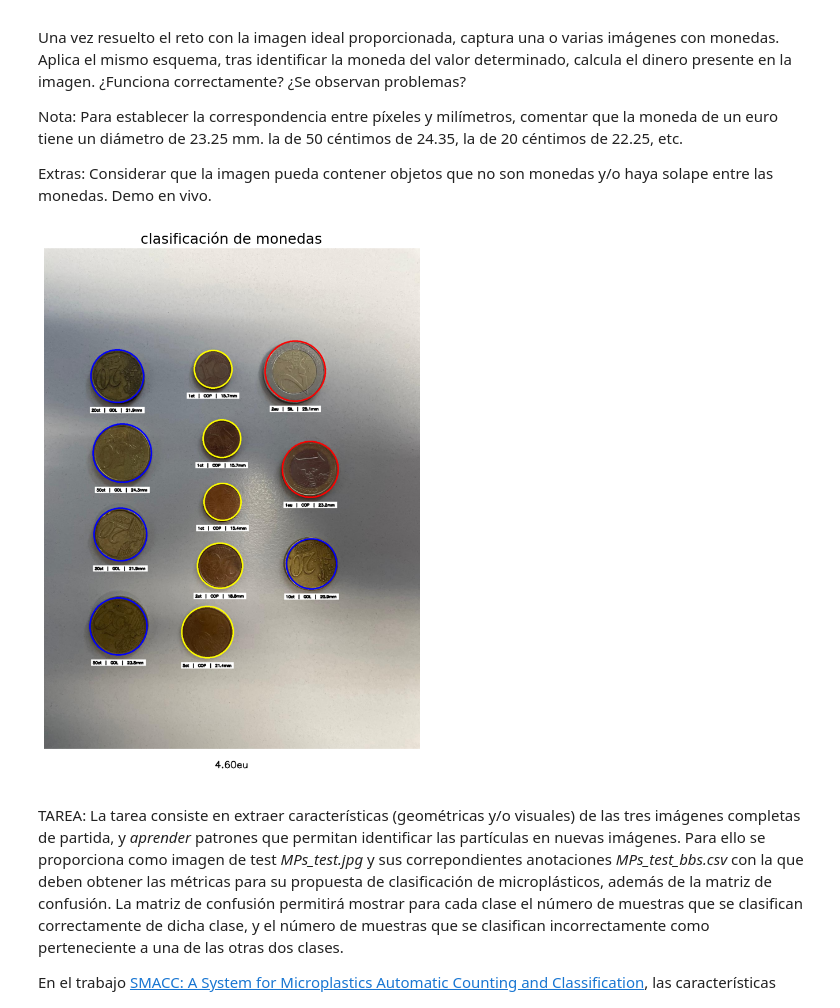
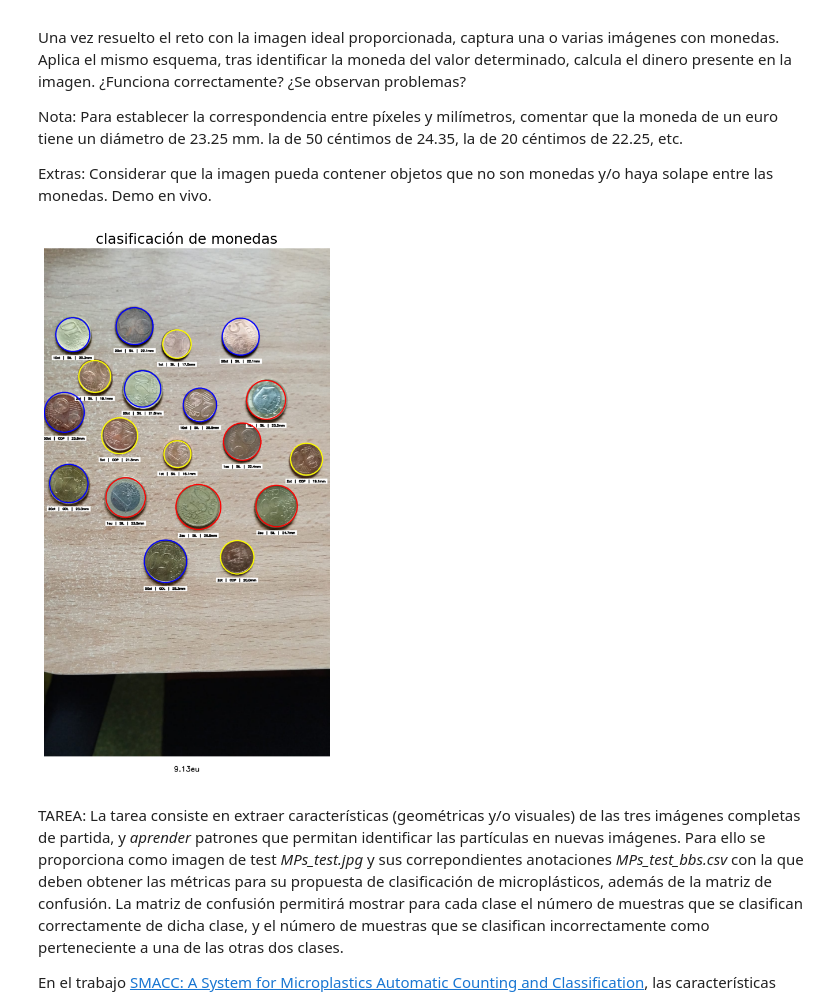
Before and after one commit to maikos08/VC-ULPGC, a Jupyter notebook: VC_P3/VC_P3.ipynb, the cells around one changed output. Cells and saved outputs as stored; diff of their text form; code cells hidden in the pictures.

```diff
--- a/VC_P3/VC_P3.ipynb
+++ b/VC_P3/VC_P3.ipynb
@@ -19,8 +19,8 @@ import numpy as np
 import matplotlib.pyplot as plt
 from collections import Counter
 
-# Definición de los radios conocidos de las monedas en milímetros
-COIN_RADII_MM = {
+# Definición de los diámetros conocidos de las monedas en milímetros
+COIN_DIAMETERS_MM = {
     1: 16.25,
     2: 18.75,
     5: 21.25,
@@ -35,13 +35,13 @@ COIN_RADII_MM = {
 def select_reference_coin(event, x, y, flags, params):
     global reference_coin
     if event == cv2.EVENT_LBUTTONDOWN and circles is not None:
-        for idx, (cx, cy, r) in enumerate(circles[0, :]):
-            # Ensure coordinates are within bounds and cast to float to avoid overflow
+        for idx, (cx, cy, d) in enumerate(circles[0, :]):
+
             cx, cy, x, y = map(float, [cx, cy, x, y])
-            if np.hypot(x - cx, y - cy) <= r:
-                reference_coin = (cx, cy, r)
-                cv2.circle(display_img, (int(cx), int(cy)), int(r), (0, 0, 255), 3)
-                cv2.putText(display_img, "1 Euro", (int(cx - 40), int(cy - r - 10)),
+            if np.hypot(x - cx, y - cy) <= d:
+                reference_coin = (cx, cy, d)
+                cv2.circle(display_img, (int(cx), int(cy)), int(d), (0, 0, 255), 3)
+                cv2.putText(display_img, "1 Euro", (int(cx - 40), int(cy - d - 10)),
                             cv2.FONT_HERSHEY_TRIPLEX, 0.8, (0, 0, 255), 2)
                 cv2.imshow("clica en la moneda de 1€", display_img)
                 cv2.waitKey(500)
@@ -77,7 +77,7 @@ def analyze_coin_color(x, y, patch_size=5):
         return "UNKNOWN"
 
 # 1. Carga y preprocesamiento de la imagen
-img = cv2.imread('Monedas 3.jpg')  # Carga la imagen
+img = cv2.imread('Monedas 2.jpg')  # Carga la imagen
 if img is None:
     raise FileNotFoundError("No se pudo cargar la imagen. Verifica la ruta.")
 img_hsv = cv2.cvtColor(img, cv2.COLOR_BGR2HSV)  # Convierte a espacio de color HSV
@@ -91,7 +91,7 @@ circles = cv2.HoughCircles(
     param1=100, param2=50, minRadius=10, maxRadius=150
 )
 circles = np.uint16(np.around(circles)) if circles is not None else None
-circle_radii = {idx + 1: r for idx, (_, _, r) in enumerate(circles[0, :])} if circles is not None else {}
+circle_diameters = {idx + 1: d for idx, (_, _, d) in enumerate(circles[0, :])} if circles is not None else {}
 
 # 3. Selección interactiva de la moneda de 1 euro
 reference_coin = None
@@ -103,10 +103,10 @@ cv2.destroyAllWindows()
 
 # 4. Clasificación de monedas por tamaño relativo al euro
 size_classifications = []
-for idx, r in circle_radii.items():
+for idx, d in circle_diameters.items():
     cx, cy, _ = circles[0, idx - 1]
-    radius_mm = r / reference_coin[2] * COIN_RADII_MM[100] if reference_coin else 0
-    differences = [(value, abs(radius_mm - r_mm)) for value, r_mm in COIN_RADII_MM.items()]
+    diameter_mm = d / reference_coin[2] * COIN_DIAMETERS_MM[100] if reference_coin else 0
+    differences = [(value, abs(diameter_mm - d_mm)) for value, d_mm in COIN_DIAMETERS_MM.items()]
     differences.sort(key=lambda x: x[1])
     size_classifications.append((idx, [differences[0][0], differences[1][0]]))
 
@@ -114,14 +114,14 @@ for idx, r in circle_radii.items():
 INITIAL_PATCH_SIZE = 5
 LARGER_PATCH_SIZE = 10
 coin_colors = {}
-for idx, (cx, cy, r) in enumerate(circles[0, :], 1):
+for idx, (cx, cy, d) in enumerate(circles[0, :], 1):
     cx, cy = int(cx), int(cy)
     points = [
         (cx, cy),  # centro
-        (int(cx - 0.9 * r), cy),  # izquierda
-        (int(cx + 0.9 * r), cy),  # derecha
-        (cx, int(cy - 0.9 * r)),  # arriba
-        (cx, int(cy + 0.9 * r))   # abajo
+        (int(cx - 0.9 * d), cy),  # izquierda
+        (int(cx + 0.9 * d), cy),  # derecha
+        (cx, int(cy - 0.9 * d)),  # arriba
+        (cx, int(cy + 0.9 * d))   # abajo
     ]
 
     colors_initial = [analyze_coin_color(px, py, INITIAL_PATCH_SIZE) for px, py in points]
@@ -161,16 +161,16 @@ for idx, candidates in size_classifications:
         if len(valid_candidates) == 1:
             final_value = valid_candidates[0]
         else:
-            cx, cy, r_px = circles[0, idx - 1]
-            radius_mm = r_px / reference_coin[2] * COIN_RADII_MM[100] if reference_coin else 0
-            final_value = min(valid_candidates, key=lambda v: abs(COIN_RADII_MM[v] - radius_mm))
+            cx, cy, d_px = circles[0, idx - 1]
+            diameter_mm = d_px / reference_coin[2] * COIN_DIAMETERS_MM[100] if reference_coin else 0
+            final_value = min(valid_candidates, key=lambda v: abs(COIN_DIAMETERS_MM[v] - diameter_mm))
     else:
         final_value = candidates[0]
 
     final_classifications.append((idx, final_value, color))
 
 # 7. Cálculo del valor total y conteo de monedas
-coin_counts = {value: 0 for value in COIN_RADII_MM}
+coin_counts = {value: 0 for value in COIN_DIAMETERS_MM}
 total_cents = 0
 for _, value, _ in final_classifications:
     coin_counts[value] += 1
@@ -182,10 +182,10 @@ total_text = f"{euros}.{cents:02d}eu"
 # 8. Creación de la imagen final con anotaciones
 img_final = img.copy()
 for idx, value, color in final_classifications:
-    cx, cy, r = circles[0, idx - 1]
-    radius_mm = r / reference_coin[2] * COIN_RADII_MM[100] if reference_coin else 0
+    cx, cy, d = circles[0, idx - 1]
+    diameter_mm = d / reference_coin[2] * COIN_DIAMETERS_MM[100] if reference_coin else 0
     label = f"{value//100}eu" if value >= 100 else f"{value}ct"
-    text = f"{label}  |  {color[:3]}  |  {radius_mm:.1f}mm"
+    text = f"{label}  |  {color[:3]}  |  {diameter_mm:.1f}mm"
 
     if value in [1, 2, 5]:
         border_color = (0, 255, 255)  # Amarillo
@@ -194,41 +194,41 @@ for idx, value, color in final_classifications:
     elif value in [100, 200]:
         border_color = (0, 0, 255)    # Rojo
 
-    cv2.circle(img_final, (int(cx), int(cy)), int(r), border_color, 3)
+    cv2.circle(img_final, (int(cx), int(cy)), int(d), border_color, 3)
 
     font = cv2.FONT_HERSHEY_SIMPLEX
-    scale = max(0.2, min(0.4, r / 100.0))
-    thickness = 1 if r < 50 else 2
+    scale = max(0.2, min(0.4, d / 100.0))
+    thickness = 1 if d < 50 else 2
     text_size = cv2.getTextSize(text, font, scale, thickness)[0]
-    text_x, text_y = int(cx - text_size[0] / 2), int(cy + text_size[1] / 2 + r + 25)
+    text_x, text_y = int(cx - text_size[0] / 2), int(cy + text_size[1] / 2 + d + 25)
 
     cv2.rectangle(img_final, (text_x - 5, text_y - text_size[1] - 5),
                   (text_x + text_size[0] + 5, text_y + 5), (255, 255, 255), -1)
     cv2.putText(img_final, text, (text_x, text_y), font, scale, (0, 0, 0), thickness)
 
 # 9. Agrega el valor total centrado en la parte inferior
 height, width = img_final.shape[:2]
 extra_height = 100
 img_with_total = np.zeros((height + extra_height, width, 3), dtype=np.uint8)
 img_with_total[:height, :width] = img_final
 img_with_total[height:height + extra_height, :width] = 255
 
 font = cv2.FONT_HERSHEY_SIMPLEX
 scale = max(0.8, min(1.5, width / 1200.0))
 thickness = 2
 text_size = cv2.getTextSize(total_text, font, scale, thickness)[0]
 text_x = (width - text_size[0]) // 2
 text_y = height + 60
 cv2.putText(img_with_total, total_text, (text_x, text_y), font, scale, (0, 0, 0), thickness)
 
 # 10. Muestra la imagen final con las clasificaciones y el valor total
 plt.figure(figsize=(18, 12))
 plt.imshow(cv2.cvtColor(img_with_total, cv2.COLOR_BGR2RGB))
 plt.axis("off")
 plt.title("clasificación de monedas", fontsize=18)
 plt.show()
 # %% [output]
-[figure, old version]
+[figure, new version]
 # %% [markdown]
 TAREA: La tarea consiste en extraer características (geométricas y/o visuales) de las tres imágenes completas de partida, y *aprender* patrones que permitan identificar las partículas en nuevas imágenes. Para ello se proporciona como imagen de test *MPs_test.jpg* y sus correpondientes anotaciones *MPs_test_bbs.csv* con la que deben obtener las métricas para su propuesta de clasificación de microplásticos, además de la matriz de confusión. La matriz de confusión permitirá mostrar para cada clase el número de muestras que se clasifican correctamente de dicha clase, y el número de muestras que se clasifican incorrectamente como perteneciente a una de las otras dos clases.
 
```
Also changed, not shown: 1 other file.
